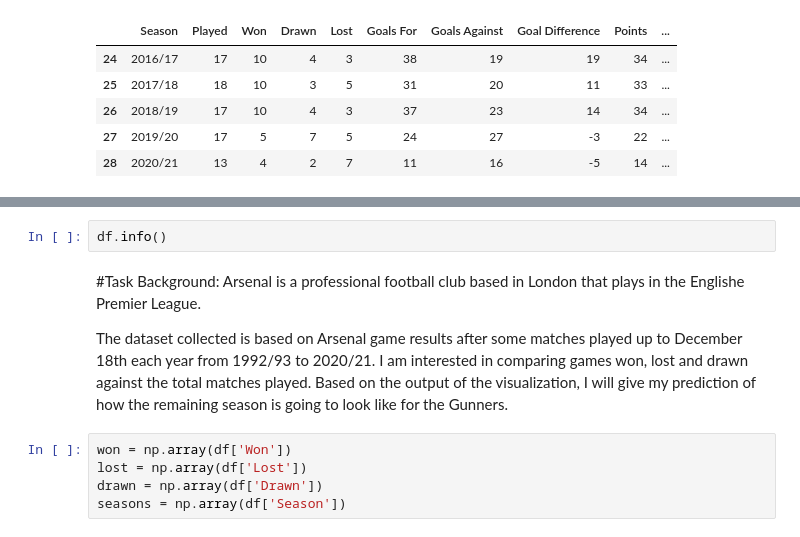
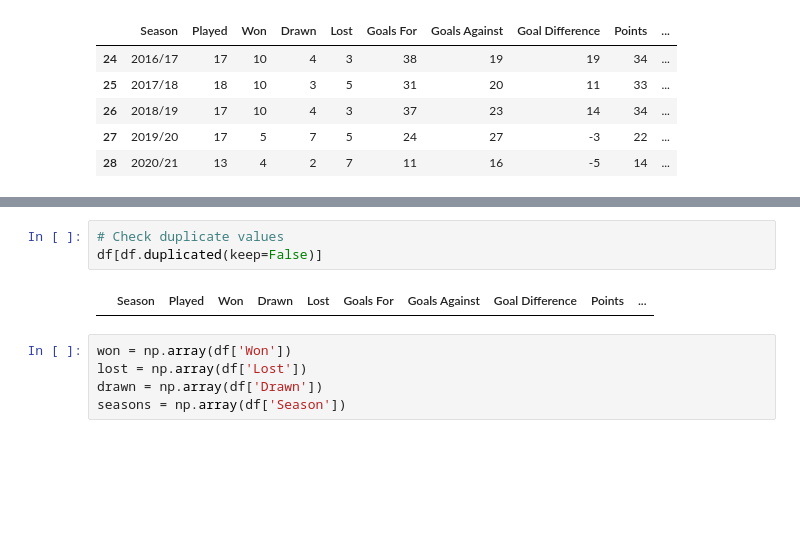
Before and after one commit to tibebu-sime/premier-league, a Jupyter notebook: PLData_Viz_Exercise.ipynb, the cells around one changed output, grey strips where cells are left out. Drawn from its saved outputs; the diff is of its cells as text; blank space fills up the shorter version.

```diff
--- a/PLData_Viz_Exercise.ipynb
+++ b/PLData_Viz_Exercise.ipynb
@@ -76,10 +89,8 @@ df.tail()
-# %%
-df.info()
-# %% [markdown]
-#Task
-Background: Arsenal is a professional football club based in London that plays in the Englishe Premier League.
-
-The dataset collected is based on Arsenal game results after some matches played up to December 18th each year from 1992/93 to 2020/21. I am interested in comparing games won, lost and drawn against the total matches played. Based on the output of the visualization, I will give my prediction of how the remaining season is going to look like for the Gunners.
+# %%
+# Check duplicate values
+df[df.duplicated(keep=False)]
+# %% [output]
+|  | Season | Played | Won | Drawn | Lost | Goals For | Goals Against | Goal Difference | Points | ... |
 # %%
 won = np.array(df['Won'])
 lost = np.array(df['Lost'])
```
Also changed, not shown: parts of 12 cells of this notebook.
